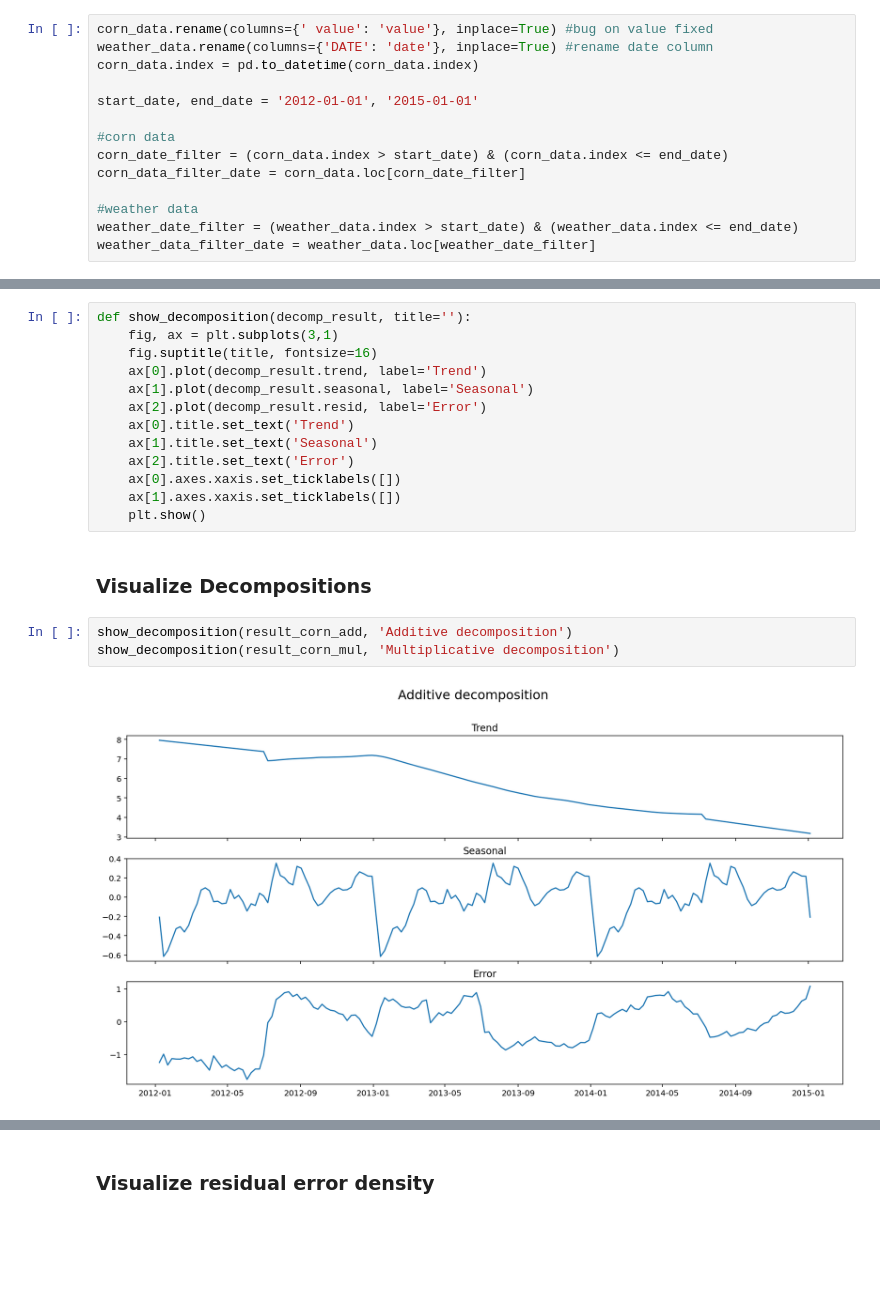
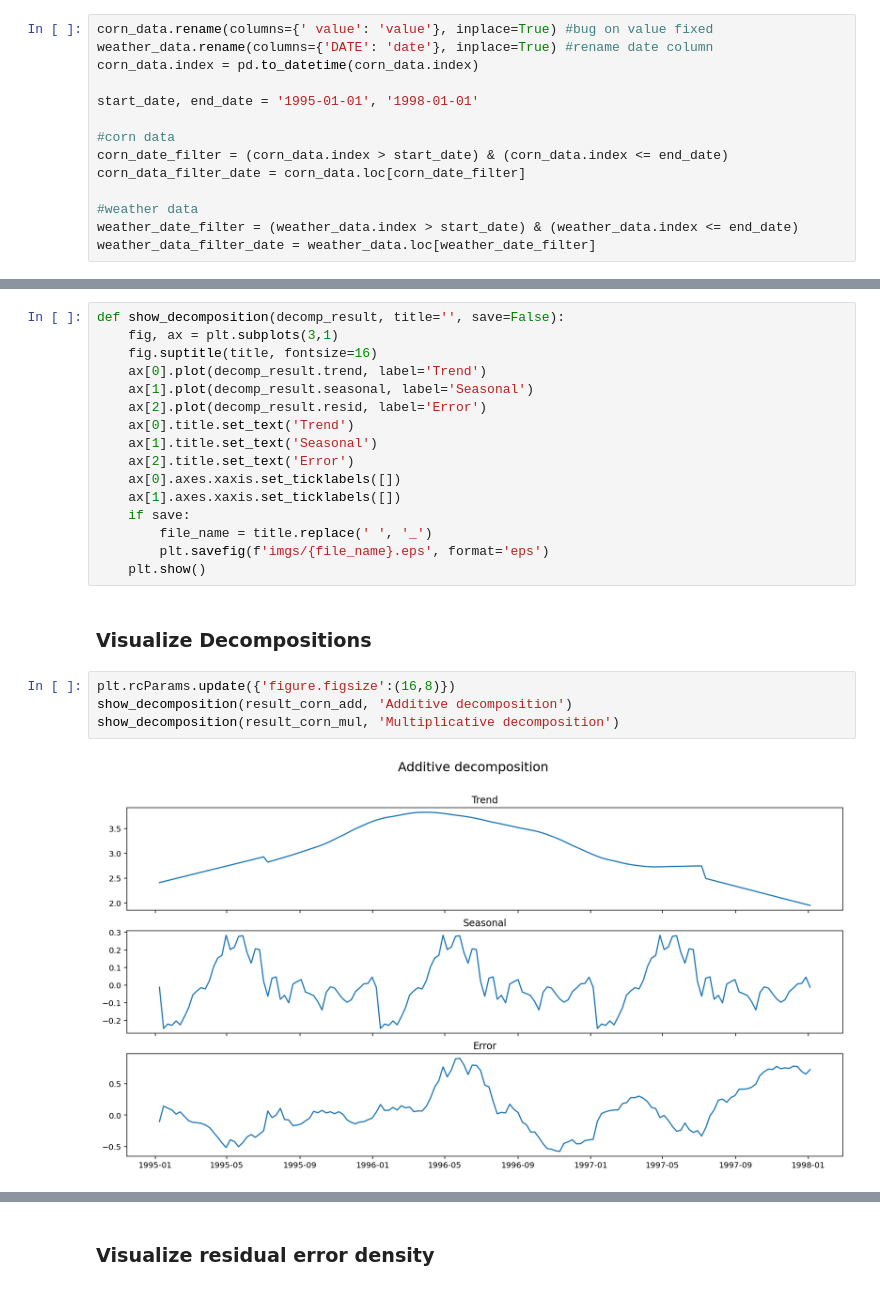
Before and after one commit to StefanoMarzo/commodity-price-prediction, a Jupyter notebook: agricoltural-price-prediction.ipynb, the cells around one changed output, grey strips where cells are left out. Saved outputs shown, nothing was run; the diff lists cells and outputs as text; blank space fills up the shorter version.

```diff
--- a/agricoltural-price-prediction.ipynb
+++ b/agricoltural-price-prediction.ipynb
@@ -172,7 +172,7 @@ corn_data.rename(columns={' value': 'value'}, inplace=True) #bug on value fixed
 weather_data.rename(columns={'DATE': 'date'}, inplace=True) #rename date column
 corn_data.index = pd.to_datetime(corn_data.index)
 
-start_date, end_date = '2012-01-01', '2015-01-01'
+start_date, end_date = '1995-01-01', '1998-01-01'
 
 #corn data
 corn_date_filter = (corn_data.index > start_date) & (corn_data.index <= end_date)
@@ -304,7 +296,7 @@ Multiplicative residual error does not follow the normal distribution, p-value:
 #### Empirical evaluation
 the time series seem to be composed by additive components
 # %%
-def show_decomposition(decomp_result, title=''):
+def show_decomposition(decomp_result, title='', save=False):
     fig, ax = plt.subplots(3,1)
     fig.suptitle(title, fontsize=16)
     ax[0].plot(decomp_result.trend, label='Trend')
@@ -315,11 +307,15 @@ def show_decomposition(decomp_result, title=''):
     ax[2].title.set_text('Error')
     ax[0].axes.xaxis.set_ticklabels([])
     ax[1].axes.xaxis.set_ticklabels([])
+    if save:
+        file_name = title.replace(' ', '_')
+        plt.savefig(f'imgs/{file_name}.eps', format='eps')
     plt.show()
 # %% [markdown]
 ### Visualize Decompositions
 # %%
+plt.rcParams.update({'figure.figsize':(16,8)})
 show_decomposition(result_corn_add, 'Additive decomposition')
 show_decomposition(result_corn_mul, 'Multiplicative decomposition')
 # %% [output]
-[figure, old version]
+[figure, new version]
```
Also changed, not shown: parts of 31 cells of this notebook, 8 other files.
